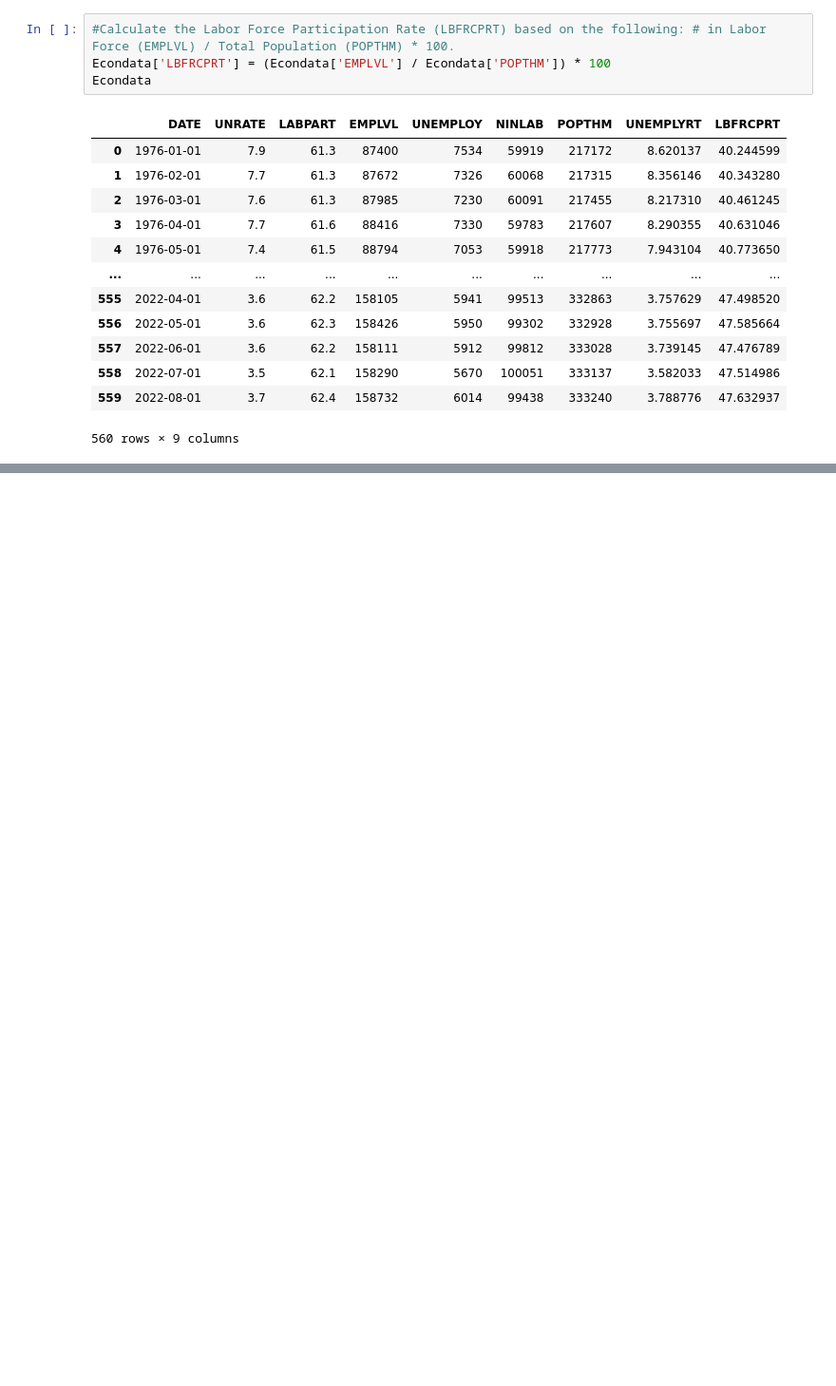
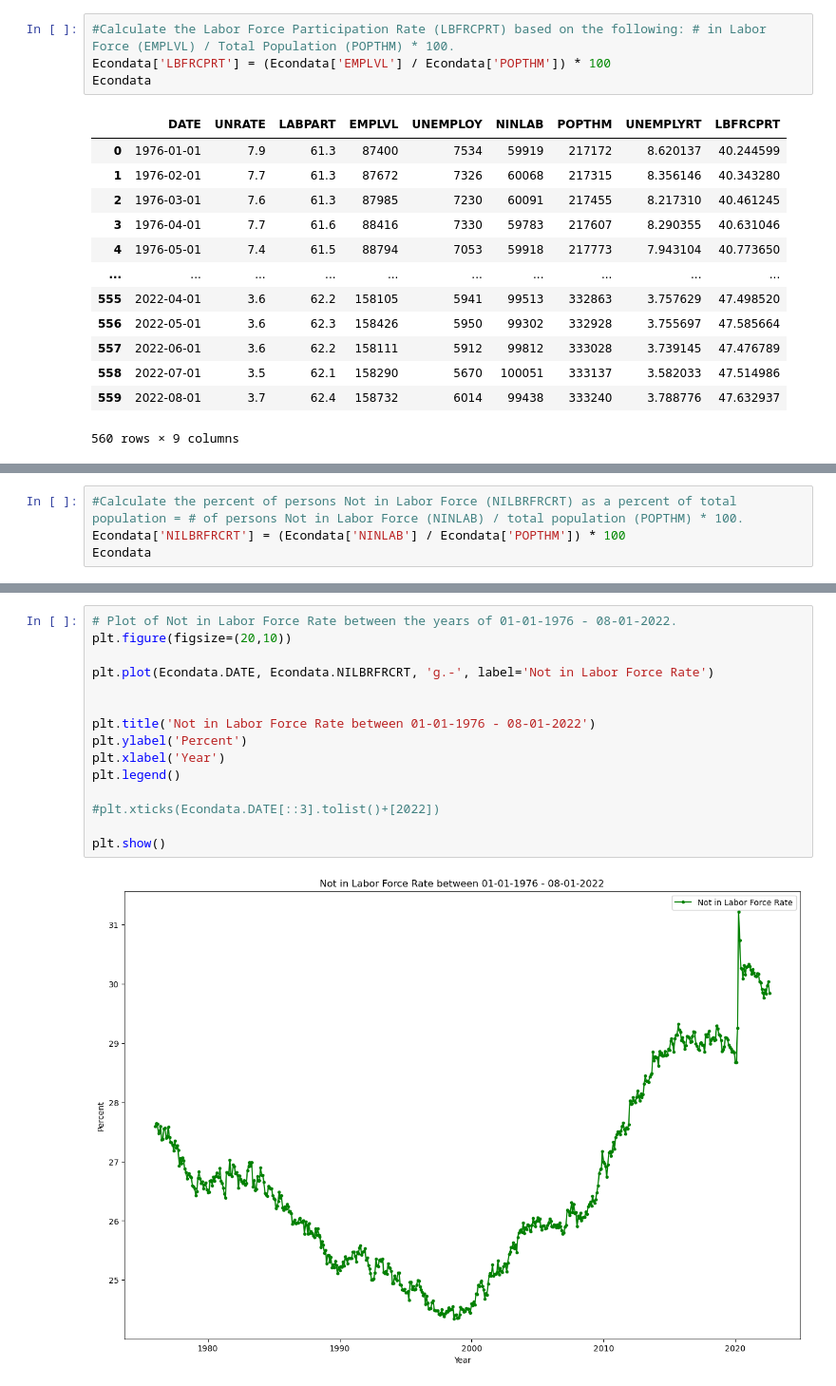
Before and after one commit to boggs2louky/EAP, a Jupyter notebook: National Unemployment and Labor Force Participation 1976-2022.ipynb, the cells around one changed output, grey strips where cells are left out. Shown: that part at 95% size. Saved outputs shown, nothing was run; the diff lists cells and outputs as text; blank space fills up the shorter version.

```diff
--- a/National Unemployment and Labor Force Participation 1976-2022.ipynb
+++ b/National Unemployment and Labor Force Participation 1976-2022.ipynb
@@ -238,0 +289,4 @@ Econdata
+# %%
+#Calculate the percent of persons Not in Labor Force (NILBRFRCRT) as a percent of total population = # of persons Not in Labor Force (NINLAB) / total population (POPTHM) * 100.
+Econdata['NILBRFRCRT'] = (Econdata['NINLAB'] / Econdata['POPTHM']) * 100
+Econdata
@@ -238,0 +307,17 @@ Econdata
+# %%
+# Plot of Not in Labor Force Rate between the years of 01-01-1976 - 08-01-2022.
+plt.figure(figsize=(20,10))
+
+plt.plot(Econdata.DATE, Econdata.NILBRFRCRT, 'g.-', label='Not in Labor Force Rate')
+
+
+plt.title('Not in Labor Force Rate between 01-01-1976 - 08-01-2022')
+plt.ylabel('Percent')
+plt.xlabel('Year')
+plt.legend()
+
+#plt.xticks(Econdata.DATE[::3].tolist()+[2022])
+
+plt.show()
+# %% [output]
+[figure, added]
```
Also changed, not shown: parts of 11 cells of this notebook, 2 other files.
